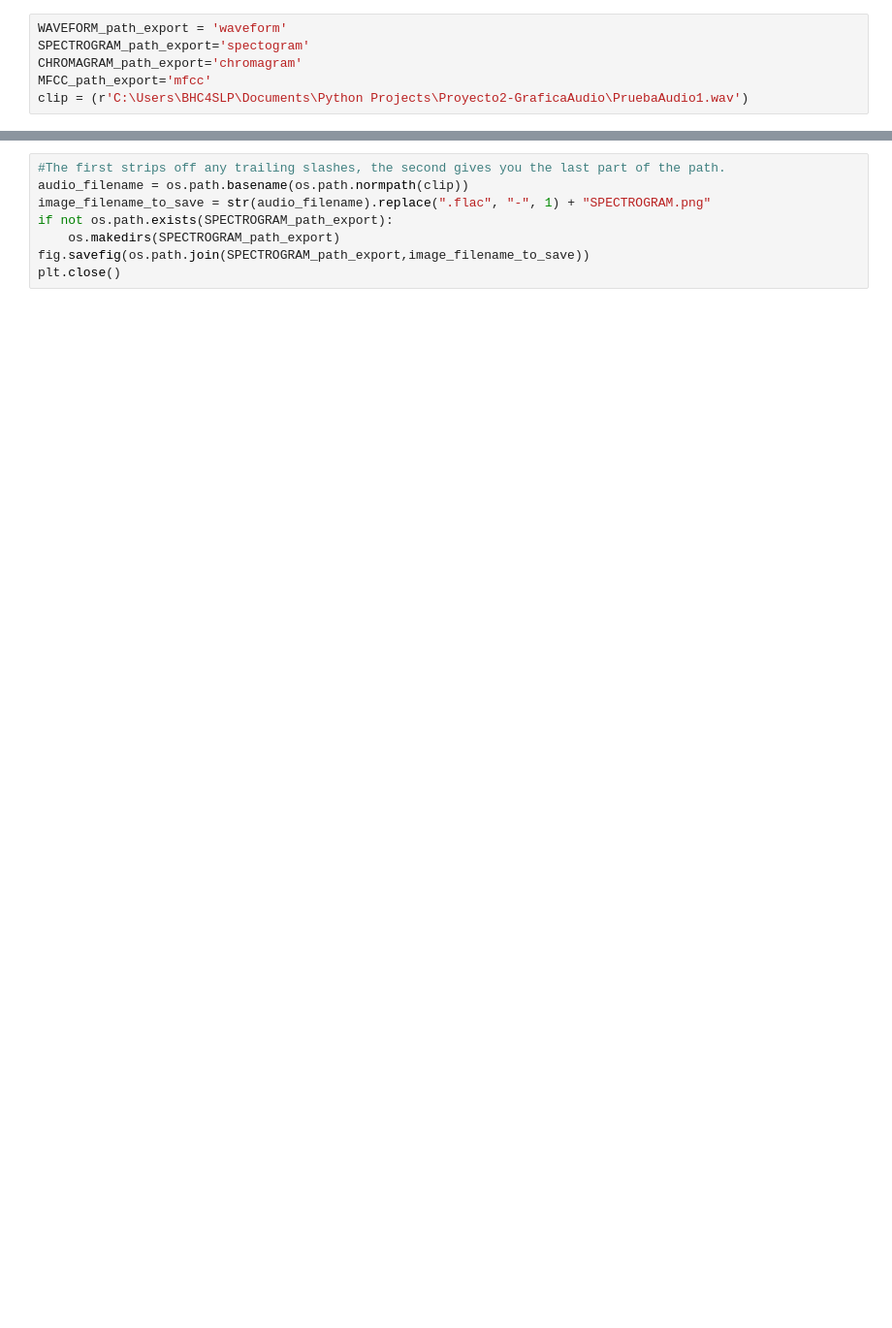
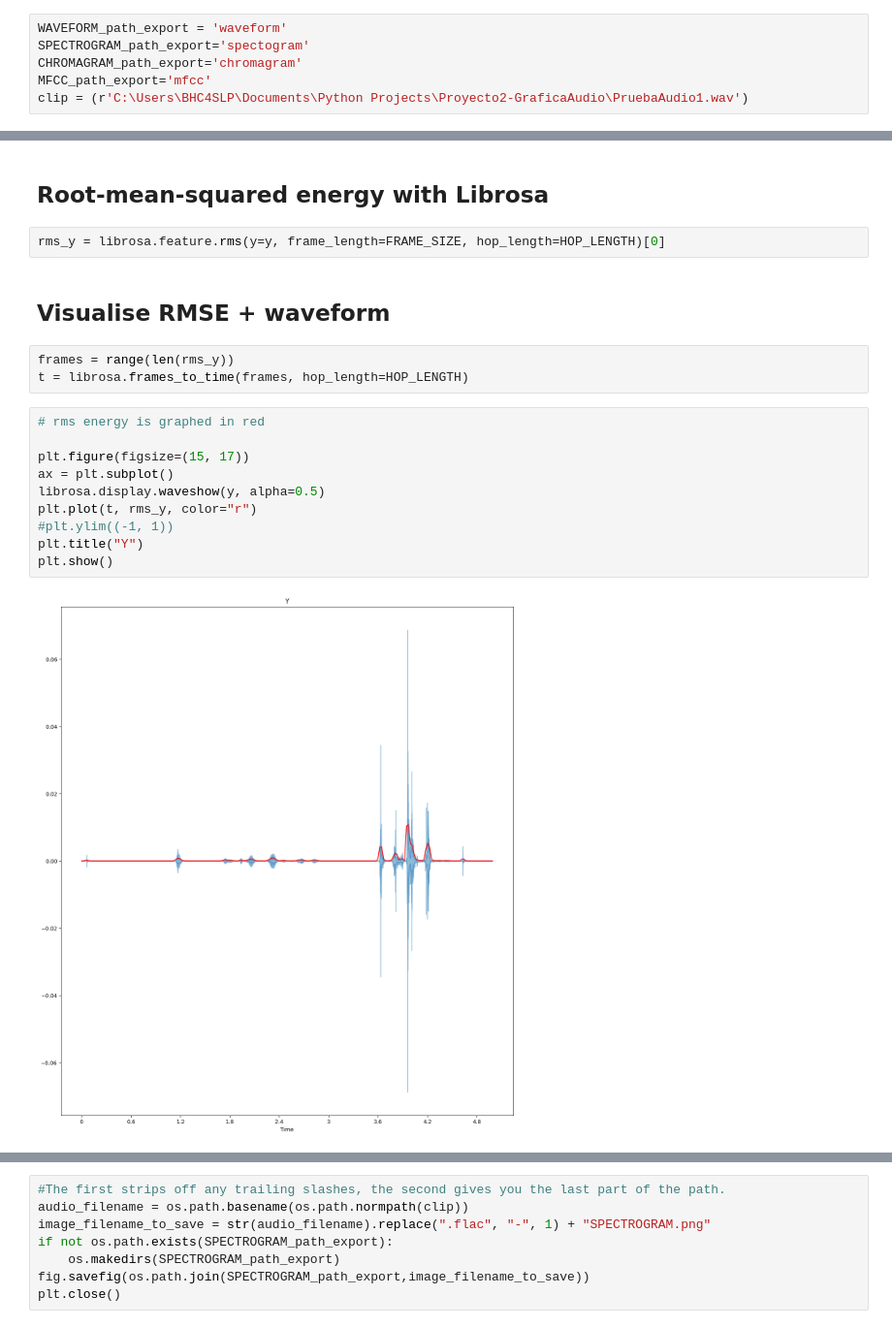
Before and after one commit to batres311/GraficaAudio, a Jupyter notebook: LibrosaGraficas.ipynb, the cells around one changed output, grey strips where cells are left out. Shown: that part at 97% size. Cells and saved outputs as stored; diff of their text form; blank space fills up the shorter version.

```diff
--- a/LibrosaGraficas.ipynb
+++ b/LibrosaGraficas.ipynb
@@ -32,0 +105,21 @@ plt.close()
+# %% [markdown]
+## Root-mean-squared energy with Librosa
+# %%
+rms_y = librosa.feature.rms(y=y, frame_length=FRAME_SIZE, hop_length=HOP_LENGTH)[0]
+# %% [markdown]
+## Visualise RMSE + waveform
+# %%
+frames = range(len(rms_y))
+t = librosa.frames_to_time(frames, hop_length=HOP_LENGTH)
+# %%
+# rms energy is graphed in red
+
+plt.figure(figsize=(15, 17))
+ax = plt.subplot()
+librosa.display.waveshow(y, alpha=0.5)
+plt.plot(t, rms_y, color="r")
+#plt.ylim((-1, 1))
+plt.title("Y")
+plt.show()
+# %% [output]
+[figure, added]
```
Also changed, not shown: parts of 29 cells of this notebook, 4 other files.
